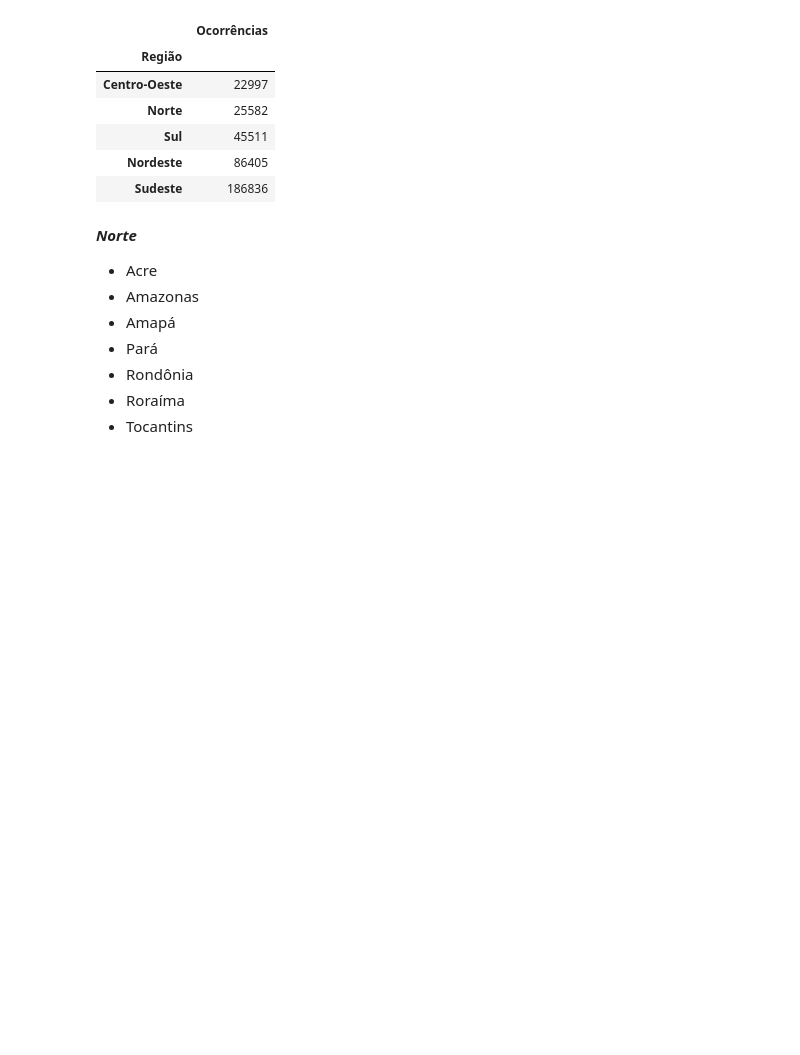
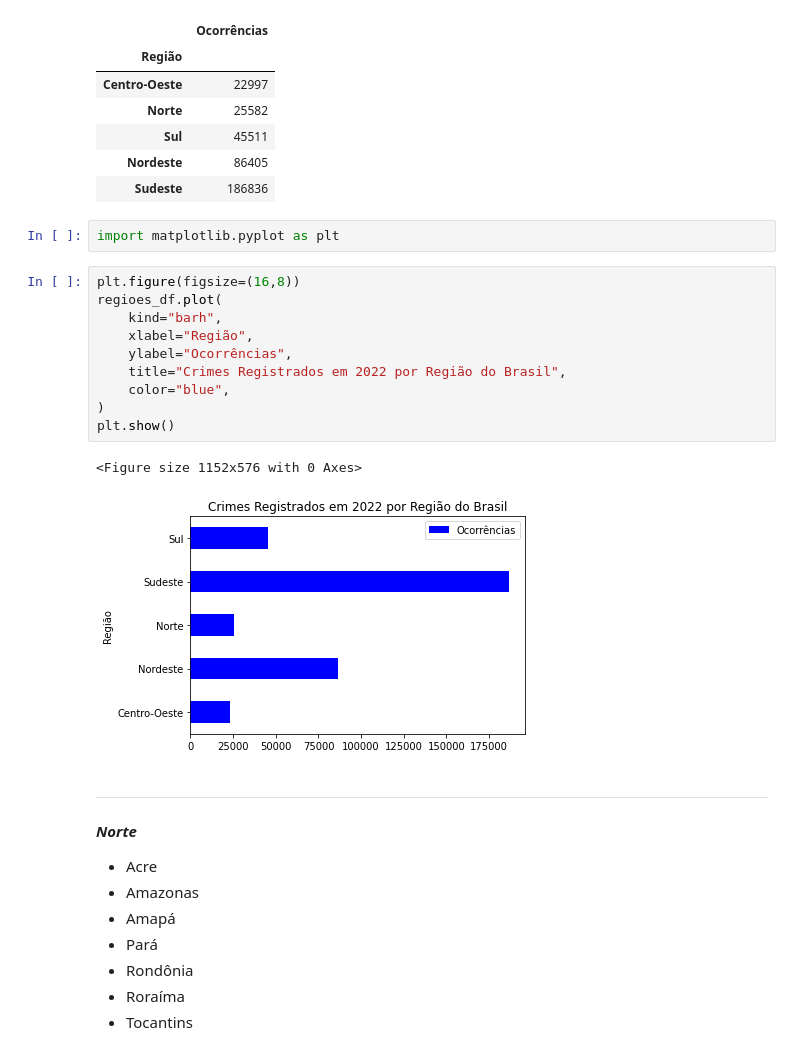
Before and after one commit to arislaoliveira/extensao-pandas, a Jupyter notebook: Avaliação.ipynb, the cells around one changed output. Saved outputs shown, nothing was run; the diff lists cells and outputs as text; blank space fills up the shorter version.

```diff
--- a/Avaliação.ipynb
+++ b/Avaliação.ipynb
@@ -268,6 +270,25 @@ display(regioes_df.sort_values(by='Ocorrências'))
 | Sul | 45511 |
 | Nordeste | 86405 |
 | Sudeste | 186836 |
+# %%
+import matplotlib.pyplot as plt
+# %%
+plt.figure(figsize=(16,8))
+regioes_df.plot(
+    kind="barh",
+    xlabel="Região",
+    ylabel="Ocorrências",
+    title="Crimes Registrados em 2022 por Região do Brasil",
+    color="blue",
+)
+plt.show()
+# %% [output]
+<Figure size 1152x576 with 0 Axes>
+[figure, added]
+# %% [markdown]
+
+
+---
 # %% [markdown]
 ***Norte***
 
```
Also changed, not shown: parts of 2 cells of this notebook.
